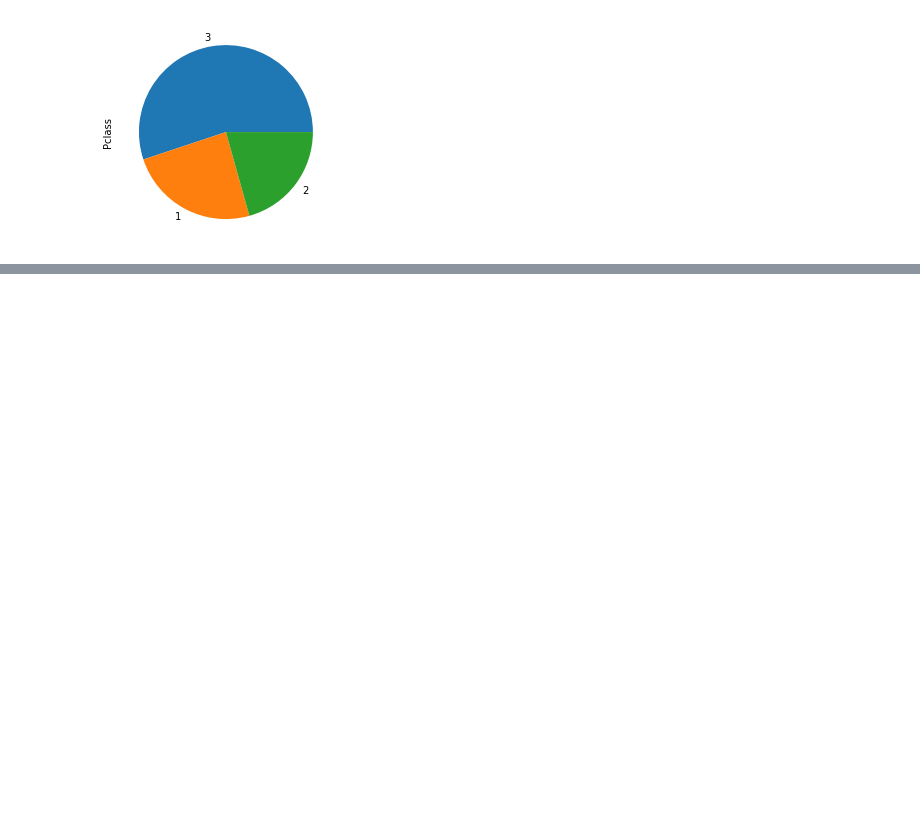
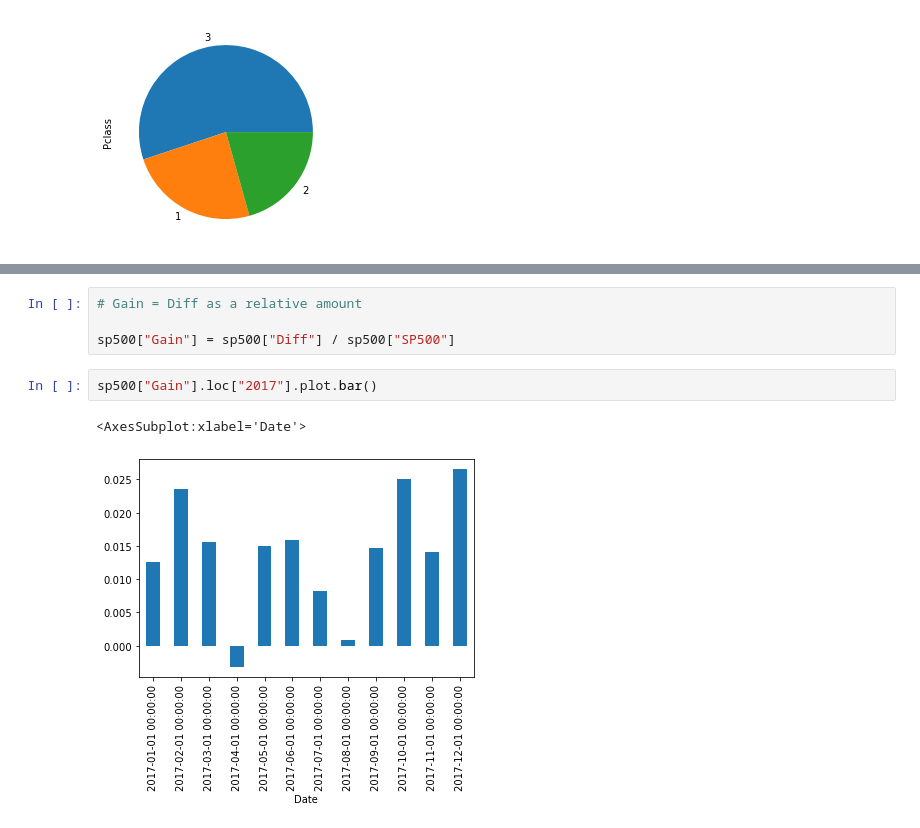
Before and after one commit to marko-knoebl/courses-code, a Jupyter notebook: 2022-05-30-python/day3/pandas.ipynb, the cells around one changed output, grey strips where cells are left out. Drawn from its saved outputs; the diff is of its cells as text; blank space fills up the shorter version.

```diff
--- a/2022-05-30-python/day3/pandas.ipynb
+++ b/2022-05-30-python/day3/pandas.ipynb
@@ -608,0 +812,9 @@ titanic["Pclass"].value_counts().plot.pie()
+# %%
+# Gain = Diff as a relative amount
+
+sp500["Gain"] = sp500["Diff"] / sp500["SP500"]
+# %%
+sp500["Gain"].loc["2017"].plot.bar()
+# %% [output]
+<AxesSubplot:xlabel='Date'>
+[figure, added]
```
Also changed, not shown: parts of 49 cells of this notebook, 2 other files.
